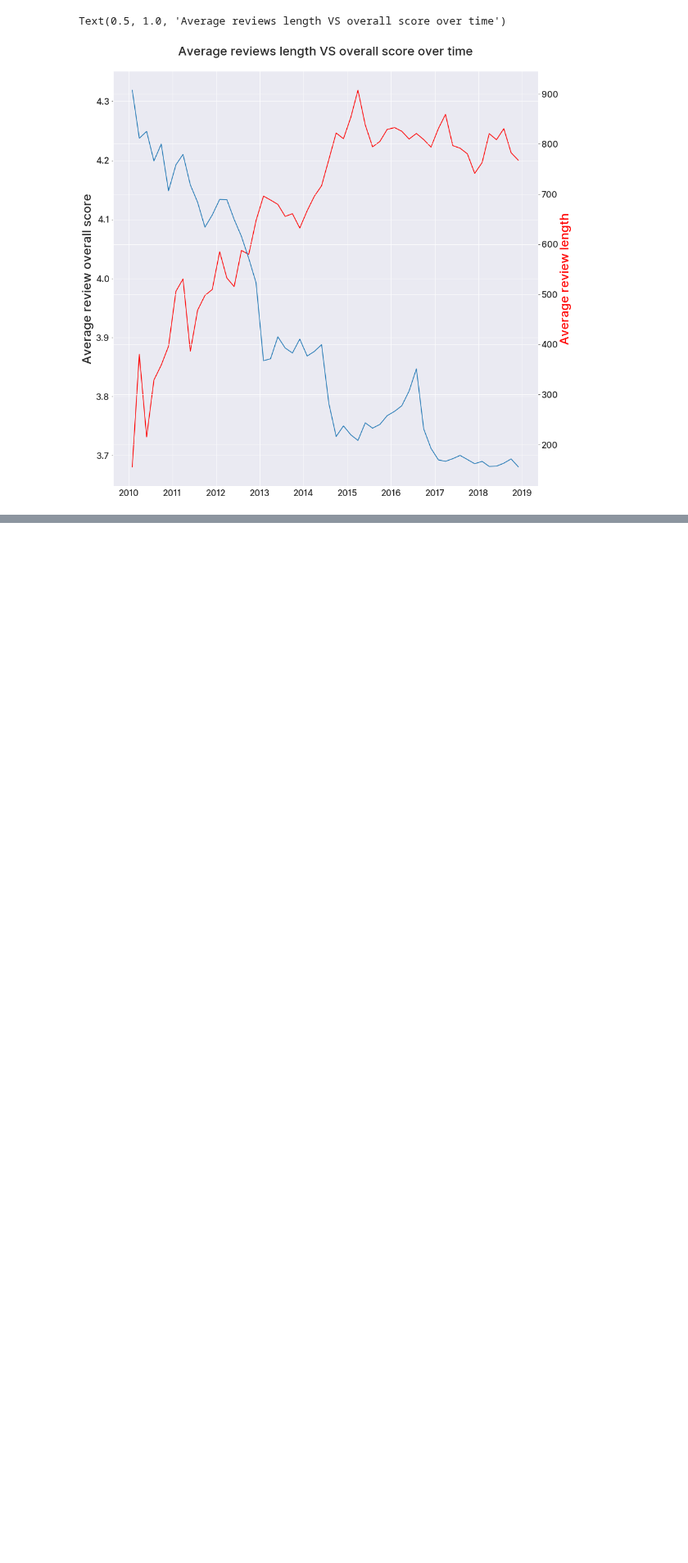
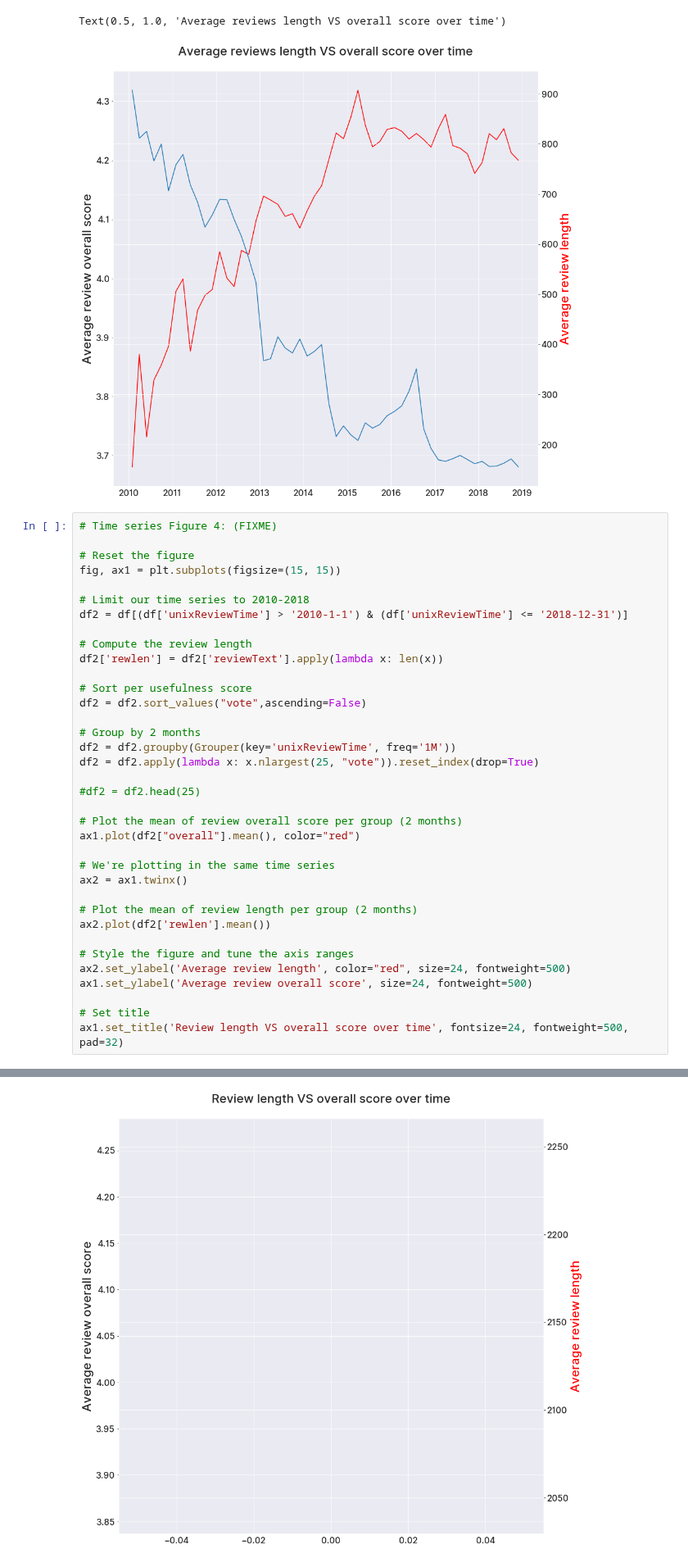
Before and after one commit to avivace/reviews-sentiment, a Jupyter notebook: scripts/exploration2.ipynb, the cells around one changed output, grey strips where cells are left out. Shown at 82% size. Drawn from its saved outputs; the diff is of its cells as text; blank space fills up the shorter version.

Commit message:
Test figure 4

```diff
--- a/scripts/exploration2.ipynb
+++ b/scripts/exploration2.ipynb
@@ -171,3 +171,40 @@ See the caveats in the documentation: http://pandas.pydata.org/pandas-docs/stabl
   # Remove the CWD from sys.path while we load stuff.
 Text(0.5, 1.0, 'Average reviews length VS overall score over time')
 [figure]
+# %%
+# Time series Figure 4: (FIXME)
+
+# Reset the figure
+fig, ax1 = plt.subplots(figsize=(15, 15))
+
+# Limit our time series to 2010-2018
+df2 = df[(df['unixReviewTime'] > '2010-1-1') & (df['unixReviewTime'] <= '2018-12-31')]
+
+# Compute the review length
+df2['rewlen'] = df2['reviewText'].apply(lambda x: len(x))
+
+# Sort per usefulness score
+df2 = df2.sort_values("vote",ascending=False)
+
+# Group by 2 months
+df2 = df2.groupby(Grouper(key='unixReviewTime', freq='1M'))
+df2 = df2.apply(lambda x: x.nlargest(25, "vote")).reset_index(drop=True)
+
+#df2 = df2.head(25)
+
+# Plot the mean of review overall score per group (2 months)
+ax1.plot(df2["overall"].mean(), color="red")
+
+# We're plotting in the same time series
+ax2 = ax1.twinx()
+
+# Plot the mean of review length per group (2 months)
+ax2.plot(df2['rewlen'].mean())
+
+# Style the figure and tune the axis ranges
+ax2.set_ylabel('Average review length', color="red", size=24, fontweight=500)
+ax1.set_ylabel('Average review overall score', size=24, fontweight=500)
+
+# Set title
+ax1.set_title('Review length VS overall score over time', fontsize=24, fontweight=500, pad=32)
+# %% [output]
@@ -173,0 +217 @@ Text(0.5, 1.0, 'Average reviews length VS overall score over time')
+[figure, added]
```
Also changed, not shown: parts of 1 cell of this notebook.
